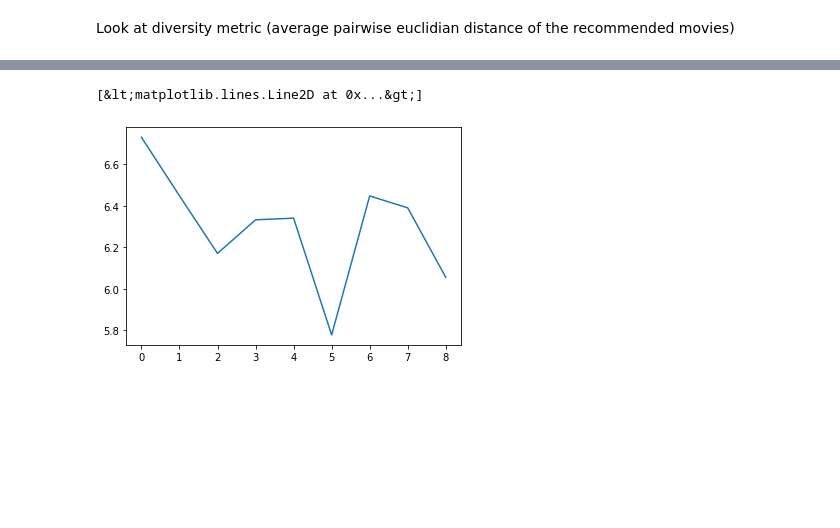
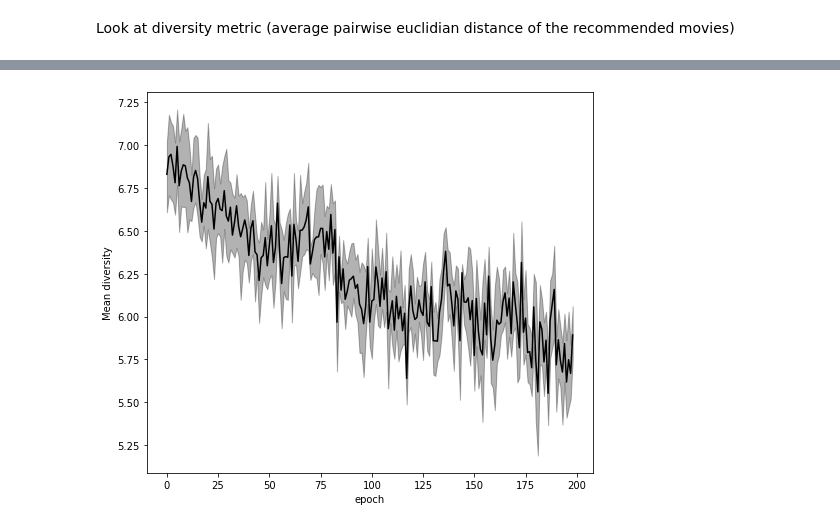
Before and after one commit to enoordeh/WestCoastDatathon, a Jupyter notebook: diversity.ipynb, the cells around one changed output, grey strips where cells are left out. Cells and saved outputs as stored; diff of their text form; code cells hidden in the pictures; blank space fills up the shorter version.

Commit message:
Updated diversity

```diff
--- a/diversity.ipynb
+++ b/diversity.ipynb
@@ -228,2 +232,0 @@ array([ 61994, 220944, 217345,  27622,  56931, 104272,  33800, 281617,
-# %%
-unique_users = [22712]
@@ -230,14 +235,20 @@ unique_users = [22712]
 # %%
-epochs = np.arange(0,9)
+epochs = np.arange(0,evolution_df['Epoch'].max())
 N = len(unique_users)
 diversities = []
-for i in tqdm(range(0,9)):
+diversities_up = []
+diversities_lo = []
+for i in tqdm(epochs):
     print("Epoch:{}".format(i))
     tot_diversity = 0
+    user_diversities = []
     for user in unique_users:
         user_diversity = get_user_recommended_diversity(user,i)
+        user_diversities.append(user_diversity)
         tot_diversity+=user_diversity
     diversities.append(tot_diversity/N)
+    diversities_lo.append(np.percentile(user_diversities,16))
+    diversities_up.append(np.percentile(user_diversities,84))
 # %% [output]
 Epoch:1
 Epoch:2
@@ -250,5 +270,9 @@ Epoch:8
-# %%
-plt.plot(epochs,diversities)
-# %% [output]
-[&lt;matplotlib.lines.Line2D at 0x...&gt;]
-[figure, removed]
+# %%
+plt.figure(figsize=(8,7))
+plt.plot(epochs,diversities,color='black')
+plt.fill_between(epochs,diversities_lo,diversities_up,alpha=0.3,color='black')
+plt.xlabel('epoch')
+plt.ylabel('Mean diversity')
+plt.show()
+# %% [output]
+[figure, added]
```
Also changed, not shown: parts of 10 cells of this notebook, 2 other files.
